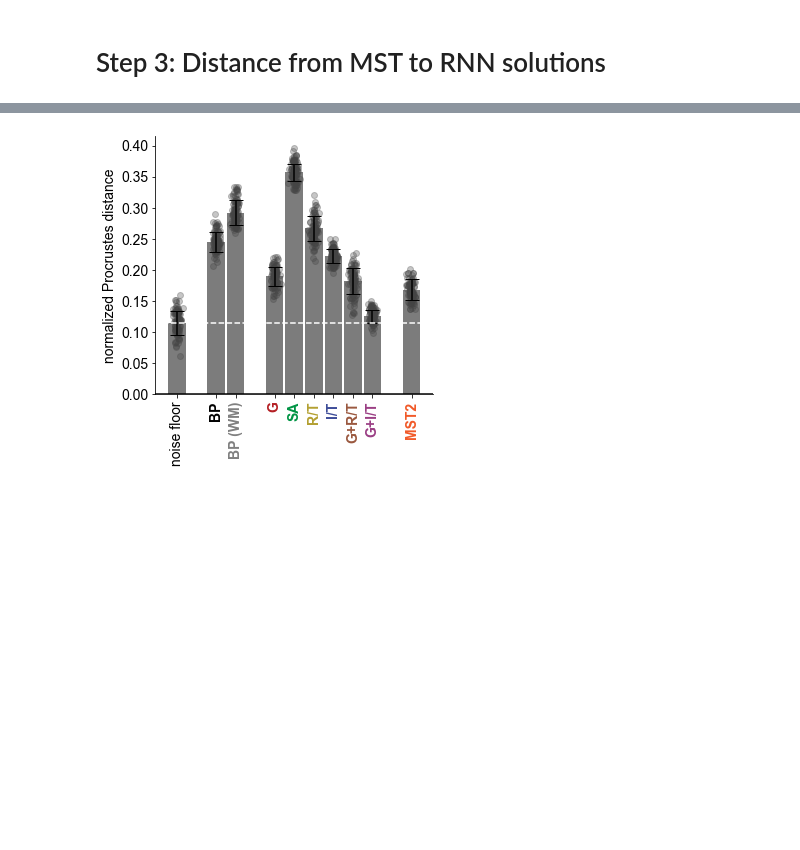
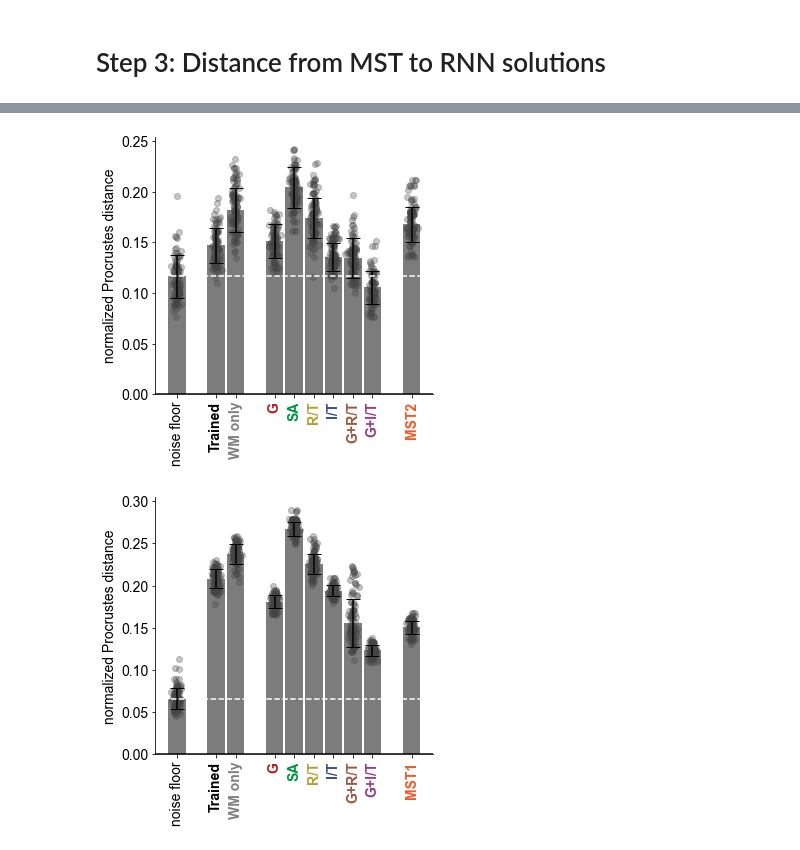
Before and after one commit to azaho/ccn_story3, a Jupyter notebook: netdist_new.ipynb, the cells around one changed output, grey strips where cells are left out. Saved outputs shown, nothing was run; the diff lists cells and outputs as text; code cells hidden in the pictures; blank space fills up the shorter version.

```diff
--- a/netdist_new.ipynb
+++ b/netdist_new.ipynb
@@ -315,9 +319,6 @@ metric = LinearMetric(alpha=1.0, zero_pad=True)
 dist = metric.pairwise_distances(arrays)[0] / np.pi * 2 # normalize between 0 and 1
 # %% [output]
 Parallelizing 24976 distance calculations with 12 processes.
-# %%
-all_networks['backprop']['display_name'] = 'BP'
-all_networks['backprop_nd']['display_name'] = 'BP (WM)'
 # %%
 network_names = [all_networks[x]['display_name'] for x in all_networks if 'neural' not in all_networks[x]]
 network_names = [all_networks[x]['display_name'] for x in all_networks]
@@ -349,9 +350,9 @@ plt.xticks(np.linspace(0.5, len(network_names)-.5, len(network_names)), network_
 plt.yticks(np.linspace(0.5, len(network_names)-.5, len(network_names)), network_names)
 for i, ticklabel in enumerate(ax.get_xticklabels()):
     ticklabel.set_color(network_colors[i])
-    ticklabel.set_weight('bold')
+    if i!= 1: ticklabel.set_weight('bold')
 for i, ticklabel in enumerate(ax.get_yticklabels()):
     ticklabel.set_color(network_colors[i])
-    ticklabel.set_weight('bold')
-plt.savefig('paper_figures/_procrustes_distance_matrix.pdf', bbox_inches='tight')
+    if i!= 1: ticklabel.set_weight('bold')
+#plt.savefig('paper_figures/_procrustes_distance_matrix.pdf', bbox_inches='tight')
 # %% [output]
@@ -382,10 +383,10 @@ i = 0
 for name, network in all_networks.items():
     if name not in include: continue
     n = min(len(network['ids']), max_networks)
-    plt.scatter(embedding[i:i+n, 0], embedding[i:i+n, 1], 300, marker='o',color=network['color'], label=name, alpha=1)
+    plt.scatter(-embedding[i:i+n, 1], embedding[i:i+n, 0], 300, marker='o',color=network['color'], label=name, alpha=1)
     i += n
-plt.xlabel("tSNE dim1 (arbitrary units)")
-plt.ylabel("tSNE dim2 (arbitrary units)")
+plt.ylabel("tSNE dim1 (arbitrary units)")
+plt.xlabel("tSNE dim2 (arbitrary units)")
 #plt.xticks([])
 #plt.yticks([])
 #plt.xlim(-5, 6.5)
@@ -393,6 +394,6 @@ plt.ylabel("tSNE dim2 (arbitrary units)")
 #plt.legend()
 #plt.gca().axis('off')
 #plt.savefig("tSNE.pdf", bbox_inches = 'tight')
-plt.savefig('paper_figures/_procrustes_distance_tSNE.pdf', bbox_inches='tight')
+#plt.savefig('paper_figures/_procrustes_distance_tSNE.pdf', bbox_inches='tight')
 # %% [output]
 Perplexity value 500 is too high. Using perplexity 65.33 instead
@@ -911,57 +957,5 @@ for mendoza_halliday_et_al_2014/mendoza_halliday_et_al_2023, n_samples=93
 # %%
-distances_list = [noise_floor_distances] + comparison_distances
-labels = ['noise floor'] + [all_networks[x]['display_name'] for x in comparison_networks]
-network_colors = [all_networks[x]['color'] for x in comparison_networks]
-
-means = []
-errors = []
-# Calculate means and standard deviations for each array
-for distances in distances_list:
-    means.append(np.mean(distances))
-    #errors.append(1.96*np.std(distances)/(N_repeats-1)**0.5) #uncomment for 95% CI
-    errors.append(np.std(distances))  #uncomment for SD
-
-x = [ 0,  2,  3,  5,  6,  7,  8,  9, 10, 12]  # the label locations
-width = 0.9  # the width of the bars
-
-fig, ax = plt.subplots(figsize=(5, 5))
-plt.rc('font', **{'family': 'Arial', 'weight': 'normal', 'size': 14})
-
-barcolor = "#444"
-dotscolor = barcolor
-
-# Add data points
-for i, mean in enumerate(means):
-    y_values = np.copy(distances_list[i])
-    np.random.shuffle(y_values)
-    y_values = y_values[::n_network_samples]  # only show some datapoints to not overcrowd the graph
-    if i==0: y_values = y_values[::len(comparison_networks)]  # only show some datapoints to not overcrowd the graph
-    ax.scatter(np.random.randn(len(y_values))*0.1+x[i], y_values, color=dotscolor, zorder=0, alpha=0.3)
-
-# Create bars with error bars
-rects1 = ax.bar(x, means, width, yerr=errors, color=barcolor, alpha=0.7, label='Means', capsize=7)
-ax.axhline(means[0], color="white", linestyle="--")
-
-# Labels and titles
-ax.set_ylabel('normalized Procrustes distance')
-#ax.set_title(f'distances to {neuraldata_name}')
-ax.set_xticks(x)
-ax.set_xticklabels(labels, rotation=90)
-ax.axhline(0, color='black')
-plt.gca().spines['top'].set_visible(False)
-plt.gca().spines['right'].set_visible(False)
-#plt.ylim(0.10, 0.5)
-#ax.legend()
-
-for i, ticklabel in enumerate(ax.get_xticklabels()):
-    if i == 0: continue
-    ticklabel.set_color(network_colors[i-1])
-    ticklabel.set_weight('bold')
-
-#ax.axhline(np.mean(distance_normalizedwithdata_output['distance_crossconditionaverageneuraltoneuralsubsampled_between0and1']), color='red')
-
-fig.tight_layout()
-
-# Show plot
-plt.savefig(f'paper_figures/_procrustes_distance_to_{neuraldata_name}.pdf', bbox_inches='tight')
+save_figure=True
+calculate_model_distances_to_neural(neuraldata_name="mendoza_halliday_et_al_2014", save_figure=save_figure)
+calculate_model_distances_to_neural(neuraldata_name="mendoza_halliday_et_al_2023", save_figure=save_figure)
 # %% [output]
@@ -968 +982,2 @@ plt.savefig(f'paper_figures/_procrustes_distance_to_{neuraldata_name}.pdf', bbox
-[figure, old version]
+[figure, new version]
+[figure, added]
```
Also changed, not shown: parts of 7 cells of this notebook, 8 other files.
